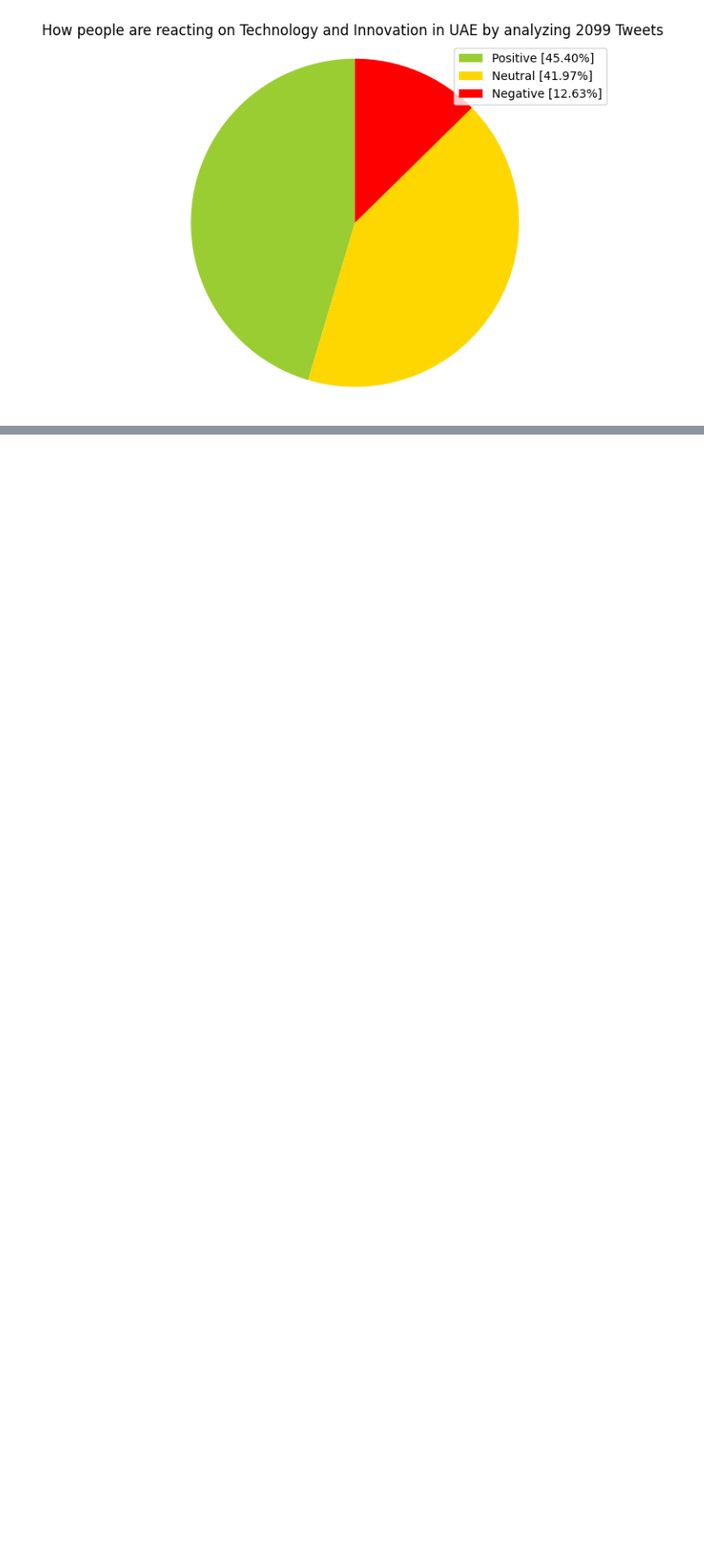
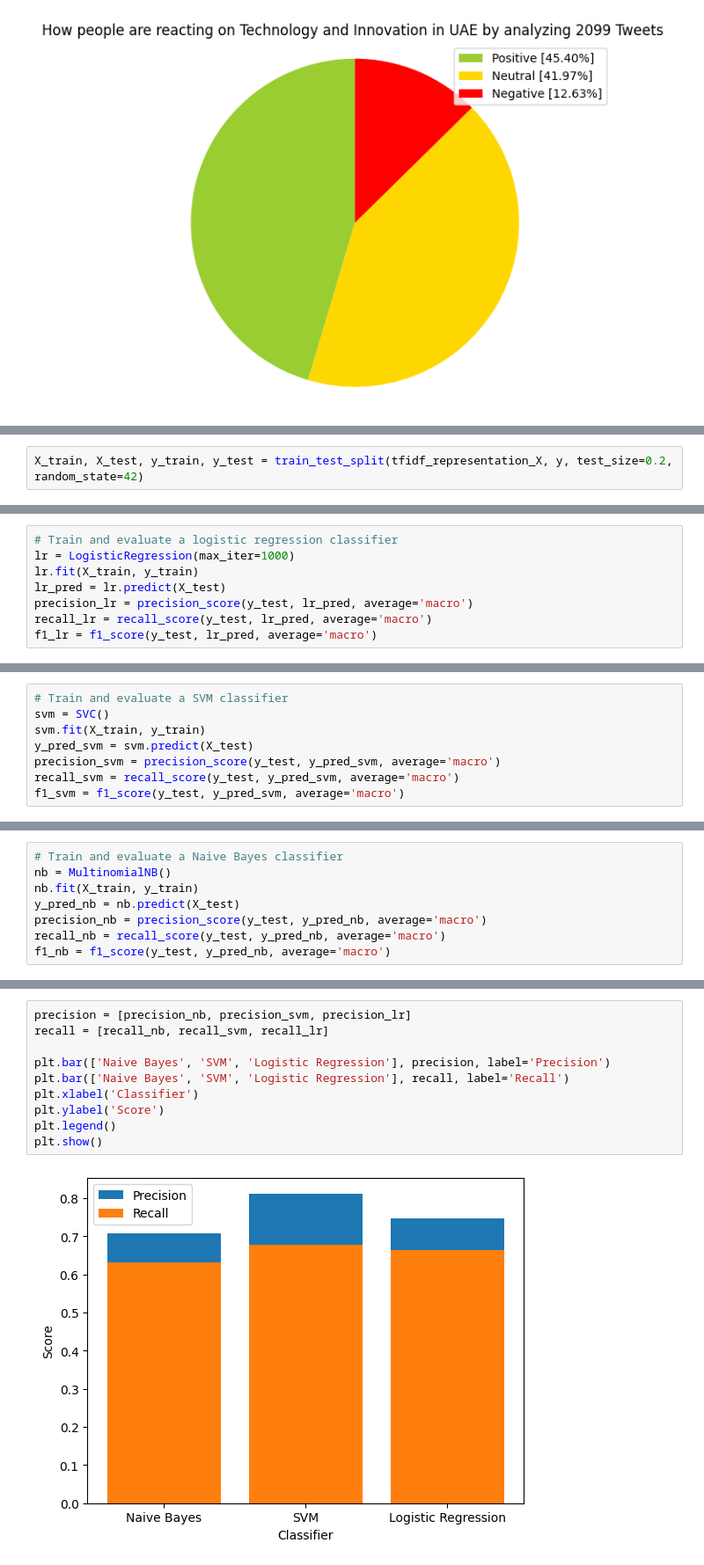
Before and after one commit to msadiq10/Twitter-Sentiment-Analysis, a Jupyter notebook: twitterSentimentAnalysis.ipynb, the cells around one changed output, grey strips where cells are left out. Shown at 88% size. Cells and saved outputs as stored; diff of their text form; blank space fills up the shorter version.

```diff
--- a/twitterSentimentAnalysis.ipynb
+++ b/twitterSentimentAnalysis.ipynb
@@ -376,0 +684,2 @@ plt.show()
+# %%
+X_train, X_test, y_train, y_test = train_test_split(tfidf_representation_X, y, test_size=0.2, random_state=42)
@@ -376,0 +688,8 @@ plt.show()
+# %%
+# Train and evaluate a logistic regression classifier
+lr = LogisticRegression(max_iter=1000)
+lr.fit(X_train, y_train)
+lr_pred = lr.predict(X_test)
+precision_lr = precision_score(y_test, lr_pred, average='macro')
+recall_lr = recall_score(y_test, lr_pred, average='macro')
+f1_lr = f1_score(y_test, lr_pred, average='macro')
@@ -376,0 +708,8 @@ plt.show()
+# %%
+# Train and evaluate a SVM classifier
+svm = SVC()
+svm.fit(X_train, y_train)
+y_pred_svm = svm.predict(X_test)
+precision_svm = precision_score(y_test, y_pred_svm, average='macro')
+recall_svm = recall_score(y_test, y_pred_svm, average='macro')
+f1_svm = f1_score(y_test, y_pred_svm, average='macro')
@@ -376,0 +728,8 @@ plt.show()
+# %%
+# Train and evaluate a Naive Bayes classifier
+nb = MultinomialNB()
+nb.fit(X_train, y_train)
+y_pred_nb = nb.predict(X_test)
+precision_nb = precision_score(y_test, y_pred_nb, average='macro')
+recall_nb = recall_score(y_test, y_pred_nb, average='macro')
+f1_nb = f1_score(y_test, y_pred_nb, average='macro')
@@ -376,0 +748,12 @@ plt.show()
+# %%
+precision = [precision_nb, precision_svm, precision_lr]
+recall = [recall_nb, recall_svm, recall_lr]
+
+plt.bar(['Naive Bayes', 'SVM', 'Logistic Regression'], precision, label='Precision')
+plt.bar(['Naive Bayes', 'SVM', 'Logistic Regression'], recall, label='Recall')
+plt.xlabel('Classifier')
+plt.ylabel('Score')
+plt.legend()
+plt.show()
+# %% [output]
+[figure, added]
```
Also changed, not shown: parts of 67 cells of this notebook.
